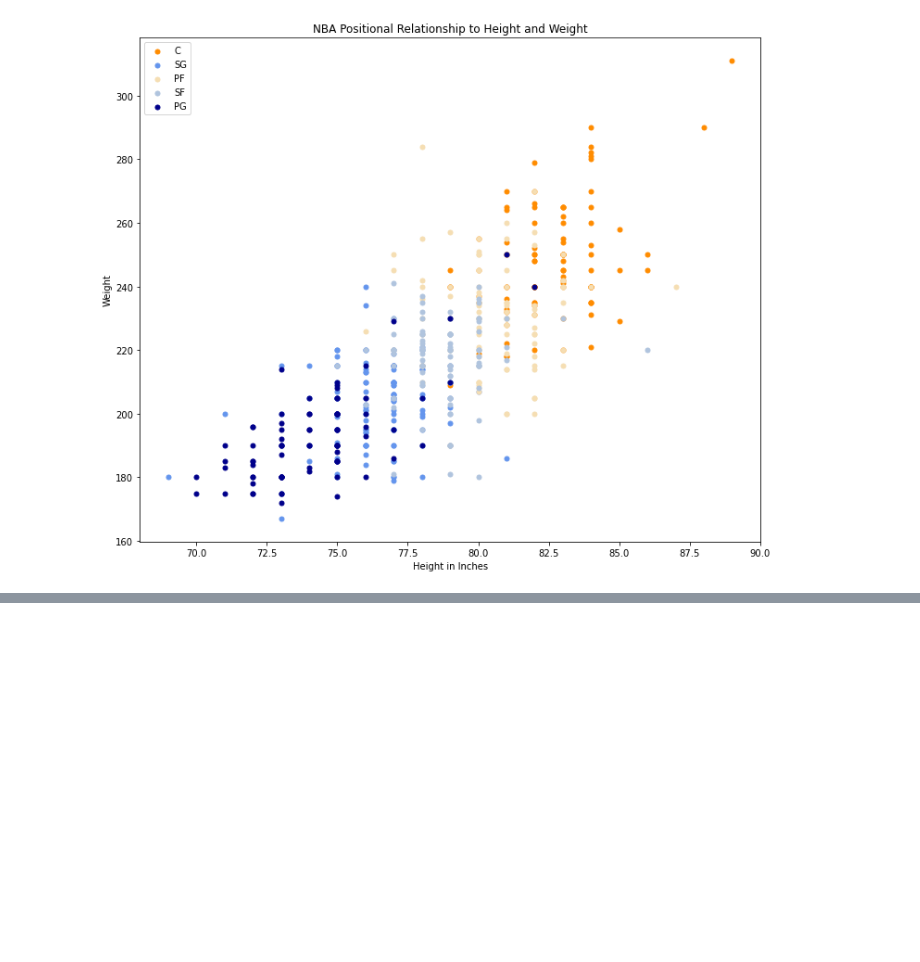
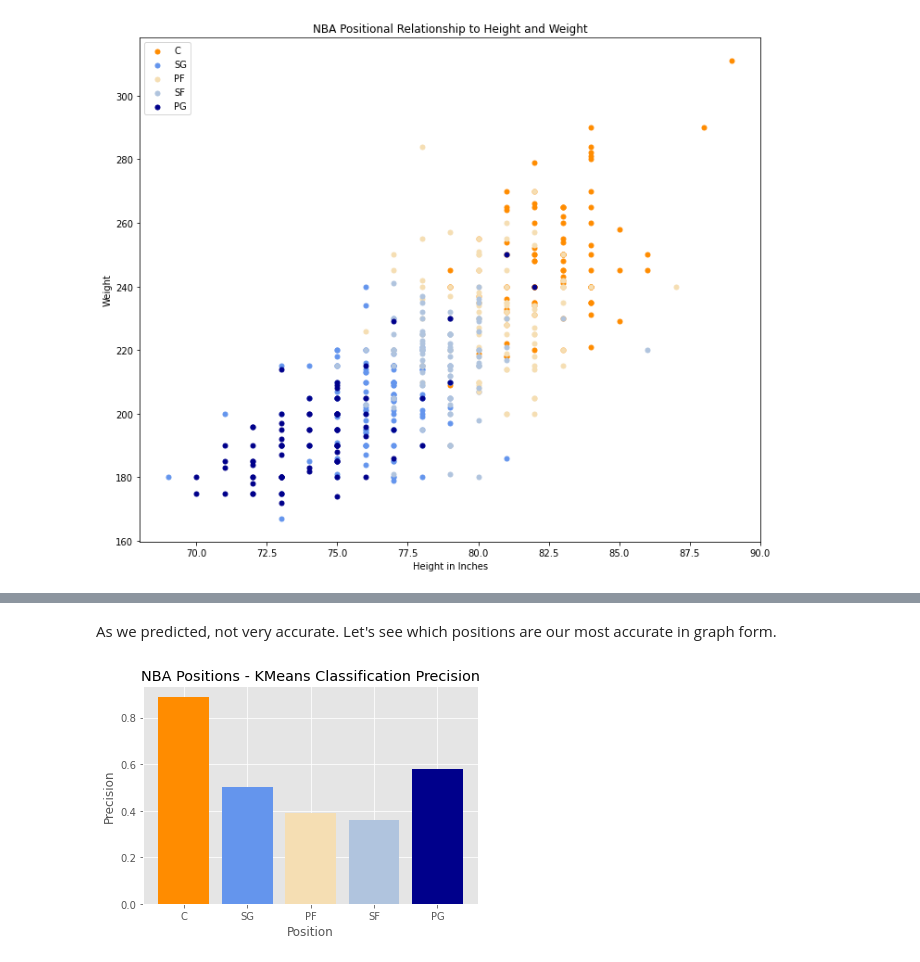
Before and after one commit to aaronpetryio/nba-position-classification, a Jupyter notebook: nba-position-classification.ipynb, the cells around one changed output, grey strips where cells are left out. Drawn from its saved outputs; the diff is of its cells as text; code cells hidden in the pictures; blank space fills up the shorter version.

```diff
--- a/nba-position-classification.ipynb
+++ b/nba-position-classification.ipynb
@@ -138,0 +319,19 @@ plt.show()
+# %% [markdown]
+As we predicted, not very accurate. Let's see which positions are our most accurate in graph form.
+# %%
+#Plot each position's precision and color based on our original scatter plot
+plt.bar("C", .89, color='darkorange')
+plt.bar("SG", .50, color='cornflowerblue')
+plt.bar("PF", .39, color='wheat')
+plt.bar("SF", .36, color='lightsteelblue')
+plt.bar("PG", .58, color='darkblue')
+
+#Label and title the bar plot
+plt.xlabel("Position")
+plt.ylabel("Precision")
+plt.title("NBA Positions - KMeans Classification Precision")
+
+#Show the bar plot
+plt.show()
+# %% [output]
+[figure, added]
```
Also changed, not shown: parts of 26 cells of this notebook.
